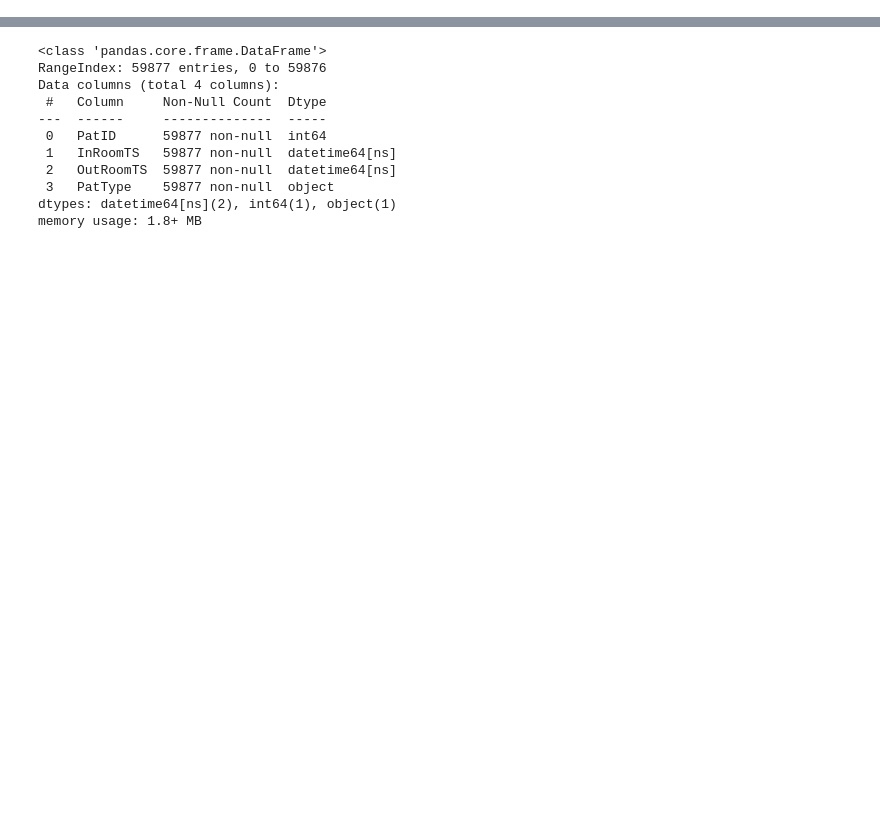
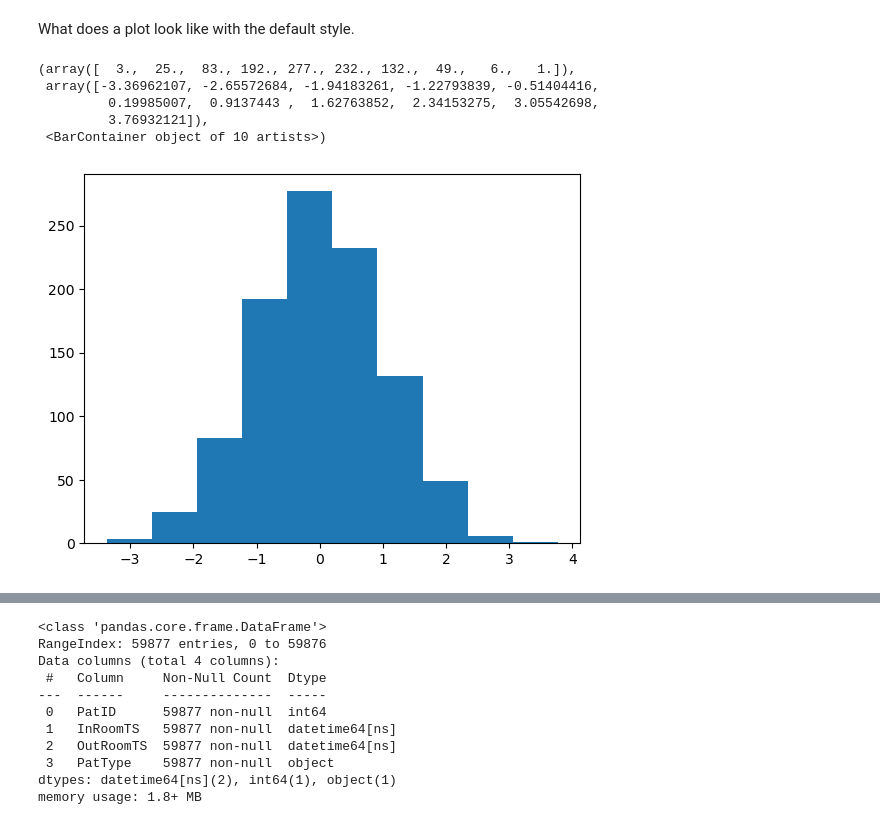
Before and after one commit to misken/hillmaker, a Jupyter notebook: examples/notebooks/hill_plotting.ipynb, the cells around one changed output, grey strips where cells are left out. Cells and saved outputs as stored; diff of their text form; code cells hidden in the pictures; blank space fills up the shorter version.

```diff
--- a/examples/notebooks/hill_plotting.ipynb
+++ b/examples/notebooks/hill_plotting.ipynb
@@ -18,3 +19,14 @@ from IPython.display import Image
 import hillmaker as hm
 from hillmaker.hmlib import pctile_field_name
 from hillmaker.plotting import make_week_hill_plot
+# %% [markdown]
+What does a plot look like with the default style.
+# %%
+plt.hist(np.random.randn(1000))
+# %% [output]
+(array([  3.,  25.,  83., 192., 277., 232., 132.,  49.,   6.,   1.]),
+ array([-3.36962107, -2.65572684, -1.94183261, -1.22793839, -0.51404416,
+         0.19985007,  0.9137443 ,  1.62763852,  2.34153275,  3.05542698,
+         3.76932121]),
+ <BarContainer object of 10 artists>)
+[figure, added]
```
Also changed, not shown: parts of 12 cells of this notebook, 2 other files.
